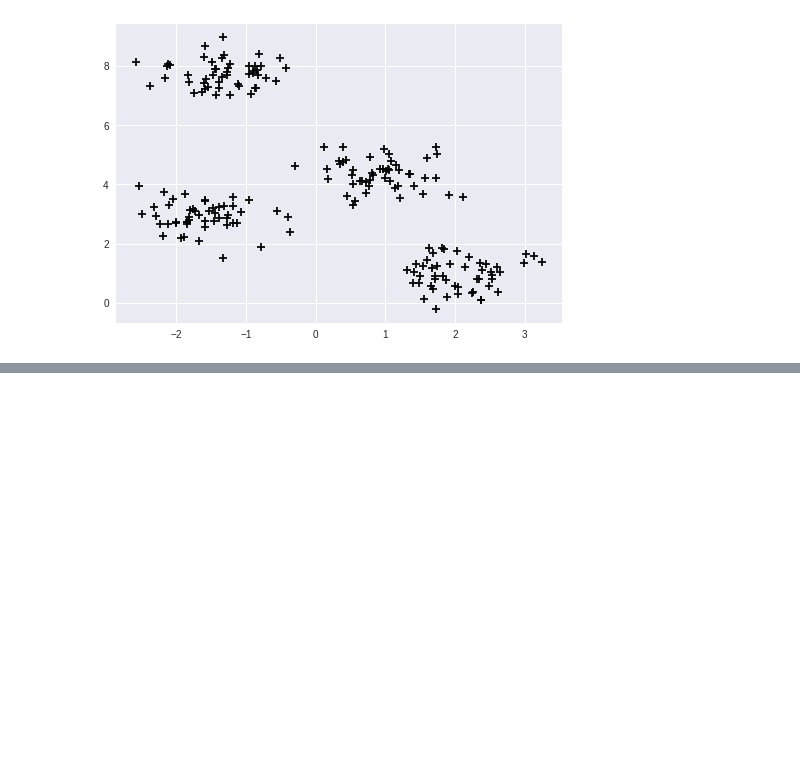
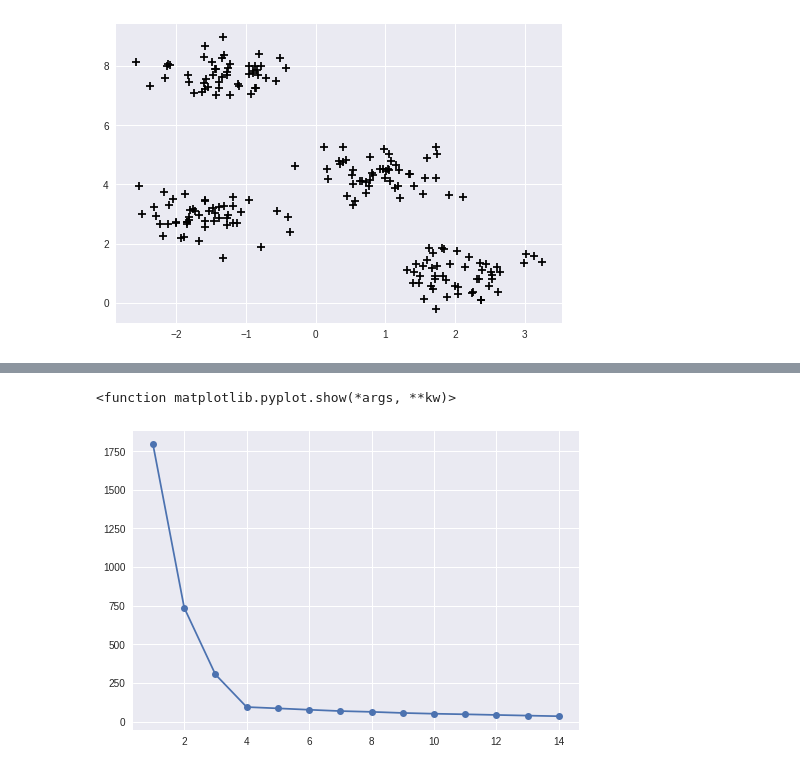
Before and after one commit to murtazamnm/DataScience, a Jupyter notebook: ITDS_Clustering.ipynb, the cells around one changed output, grey strips where cells are left out. Saved outputs shown, nothing was run; the diff lists cells and outputs as text; code cells hidden in the pictures; blank space fills up the shorter version.

```diff
--- a/ITDS_Clustering.ipynb
+++ b/ITDS_Clustering.ipynb
@@ -11,0 +44,14 @@ plt.show()
+# %%
+inertia = []
+
+for i in range(1,15):
+  km = KMeans(n_clusters=i, init='random', n_init=10, max_iter=300, tol=1e-04, random_state=0)
+  # y_km = km.fit_predict(x)
+  km.fit(x)
+  inertia.append(km.inertia_)
+
+plt.plot(range(1,15),inertia, marker='o')
+plt.show
+# %% [output]
+<function matplotlib.pyplot.show(*args, **kw)>
+[figure, added]
```
Also changed, not shown: parts of 7 cells of this notebook.
